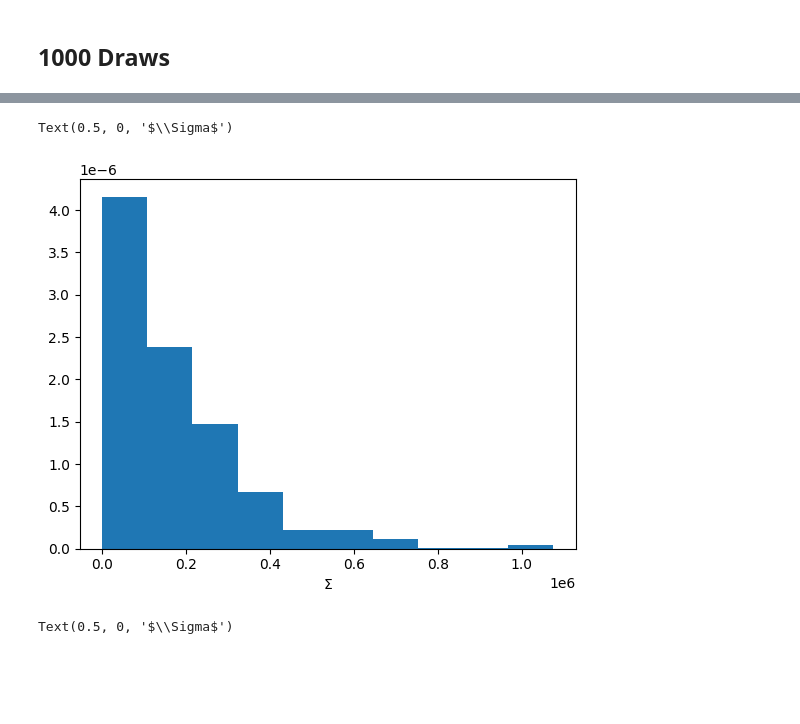
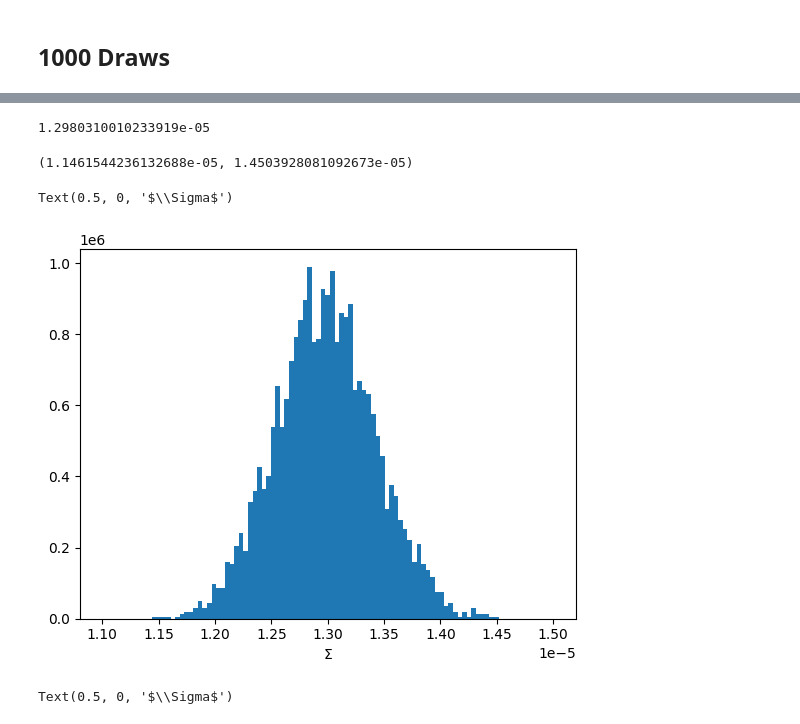
Before and after one commit to PrabhaniR/Artificial_Star_Test, a Jupyter notebook: CF - Probability.ipynb, the cells around one changed output, grey strips where cells are left out. Drawn from its saved outputs; the diff is of its cells as text; code cells hidden in the pictures; blank space fills up the shorter version.

```diff
--- a/CF - Probability.ipynb
+++ b/CF - Probability.ipynb
@@ -448,6 +454,6 @@ print(len(sig[sig==0]))
 # %%
 with pm.Model() as P_siglos:
-    pm.Poisson('sig', mu=sig_los*O_cont)
-    sig_trace = pm.sample(draws=10000, chains=4)
+    y_obs = pm.Gamma('sig', alpha=855+1, beta=O_cont)
+    sig_trace = pm.sample(draws=1000, chains=4)
     sig_forecast = pm.sample_posterior_predictive(sig_trace, var_names=['sig'])
 # %% [output]
@@ -460,3 +467,0 @@ Sampling: [sig]
-# %%
-with P_siglos:
-    sig_forecast = pm.sample_posterior_predictive(sig_trace, var_names=['sig'])
@@ -468,12 +482,20 @@ Sampling: [sig]
+# %%
+np.mean(sig_forecast.posterior_predictive['sig'].data)
+# %% [output]
+1.2980310010233919e-05
+# %%
+np.min(sig_forecast.posterior_predictive['sig'].data), np.max(sig_forecast.posterior_predictive['sig'].data)
+# %% [output]
+(1.1461544236132688e-05, 1.4503928081092673e-05)
 # %%
 #with 1000 draws hist
 fig, ax = plt.subplots()
-ax.hist(np.mean(np.mean(sig_forecast.posterior_predictive['sig'].data, axis=1),
-                          axis=0), density=True)
+ax.hist(sig_forecast.posterior_predictive['sig'].data.flatten()
+        , density=True, bins=np.linspace(1.10e-5, 1.5e-5, 100))
 ax.set_xlabel('$\Sigma$')
 # %% [output]
 Text(0.5, 0, '$\\Sigma$')
-[figure, old version]
+[figure, new version]
 # %%
 #with 1000 draws plot
 fig, ax = plt.subplots()
```
Also changed, not shown: parts of 10 cells of this notebook.
